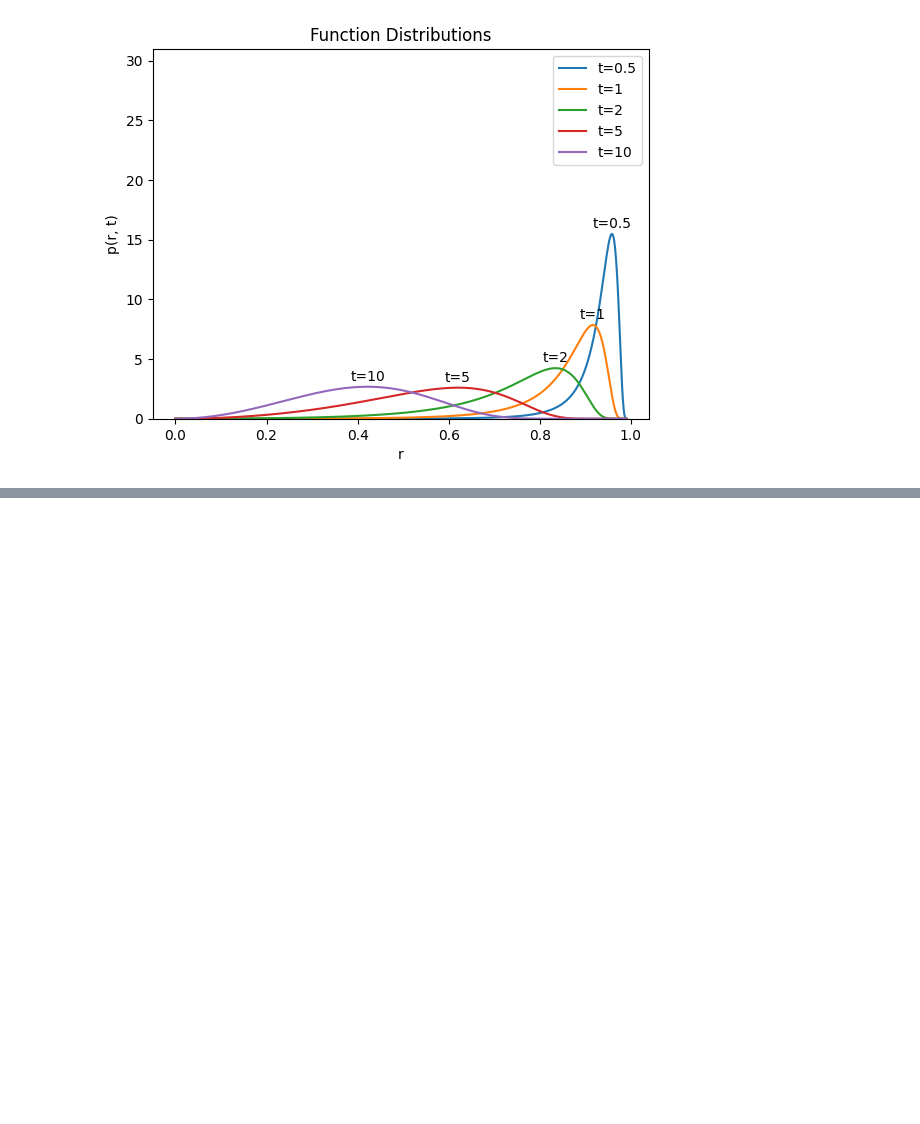
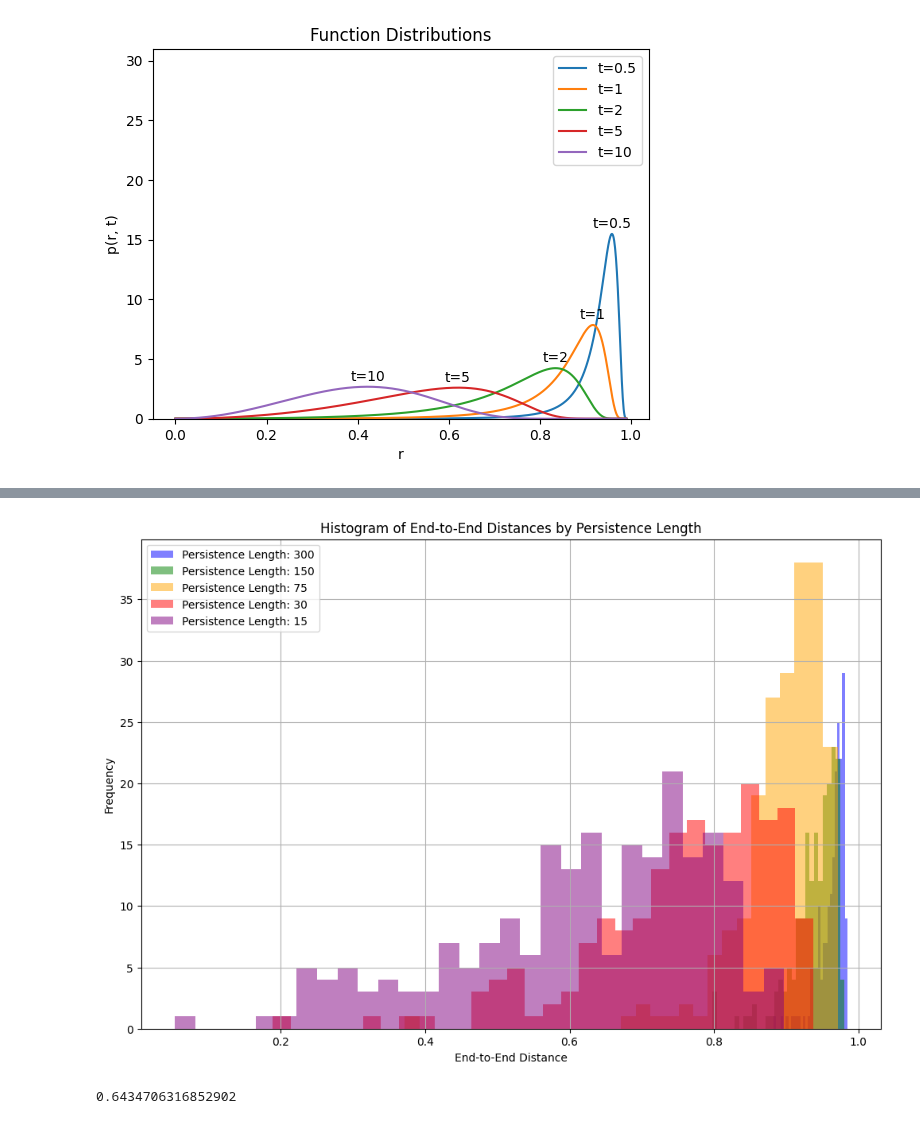
Before and after one commit to B-hub-hue/Python.exam_polymer, a Jupyter notebook: Python_exam_py.ipynb, the cells around one changed output, grey strips where cells are left out. Saved outputs shown, nothing was run; the diff lists cells and outputs as text; code cells hidden in the pictures; blank space fills up the shorter version.

```diff
--- a/Python_exam_py.ipynb
+++ b/Python_exam_py.ipynb
@@ -119,0 +44,69 @@ plt.title
+# %%
+import numpy as np
+import matplotlib.pyplot as plt
+delta_theta = 0.102
+
+def custom_gaussian_theta(delta_theta):
+    """Sample from the custom Gaussian distribution for theta."""
+    return np.random.normal(0, delta_theta)
+
+def rodrigues_rotation(v, k, theta, phi):
+    k = k / np.linalg.norm(k)  # Ensure k is a unit vector
+    c_theta = np.cos(theta)
+    s_theta = np.sin(theta)
+    return (v * c_theta +
+            np.cross(k, v) * s_theta +
+            k * np.dot(k, v) * (1 - c_theta))
+
+def end_to_end_distance(positions):
+    return np.linalg.norm(positions[-1] - positions[0])
+
+# Parameters
+num_segments = 100
+num_trials = 1000  # Number of trials to gather distances
+
+persistence_lengths = np.array([300, 150, 75, 30, 15])  # Array of persistence lengths
+axis_of_rotation = np.array([1, 1, 0.101])  # Rotate around z-axis
+
+# Store distances for each persistence length
+distances_dict = {length: [] for length in persistence_lengths}
+
+for _ in range(num_trials):
+    vectors = [np.array([1, 0, 0])]  # Starting vector
+    persistence_length = np.random.choice(persistence_lengths)  # Randomly select a persistence length
+    for _ in range(1, num_segments):
+        # Sample theta based on the selected persistence length
+        theta = custom_gaussian_theta(1 / np.sqrt(persistence_length))  # Scale by persistence length
+        axis_of_rotation = np.cross(np.random.random(size=3), vectors[-1])
+        phi = np.random.uniform(0, 2 * np.pi)  # Uniformly distributed phi
+        new_vector = rodrigues_rotation(vectors[-1], axis_of_rotation, theta, phi)
+        vectors.append(new_vector)
+
+    # Convert list of vectors to numpy array
+    vectors = np.array(vectors)
+
+    # Calculate end-to-end distance and store it
+    distance = end_to_end_distance(vectors.cumsum(axis=0))/100
+    distances_dict[persistence_length].append(distance)
+
+# Plotting the histogram of end-to-end distances for each persistence length
+plt.figure(figsize=(12, 8))
+
+#colors = plt.cm.viridis(np.linspace(0, 1, len(persistence_lengths)))  # Color map
+colors = ['blue', 'green', 'orange', 'red', 'purple']
+for i, persistence_length in enumerate(persistence_lengths):
+    plt.hist(distances_dict[persistence_length], bins=30,
+             alpha=0.5, color=colors[i], #edgecolor='black',
+             label=f'Persistence Length: {persistence_length}')
+
+
+plt.title('Histogram of End-to-End Distances by Persistence Length')
+plt.xlabel('End-to-End Distance')
+plt.ylabel('Frequency')
+plt.legend()
+plt.grid(True)
+plt.show()
+print(distance)
+# %% [output]
+[figure, added]
+0.6434706316852902
```
Also changed, not shown: parts of 1 cell of this notebook.
